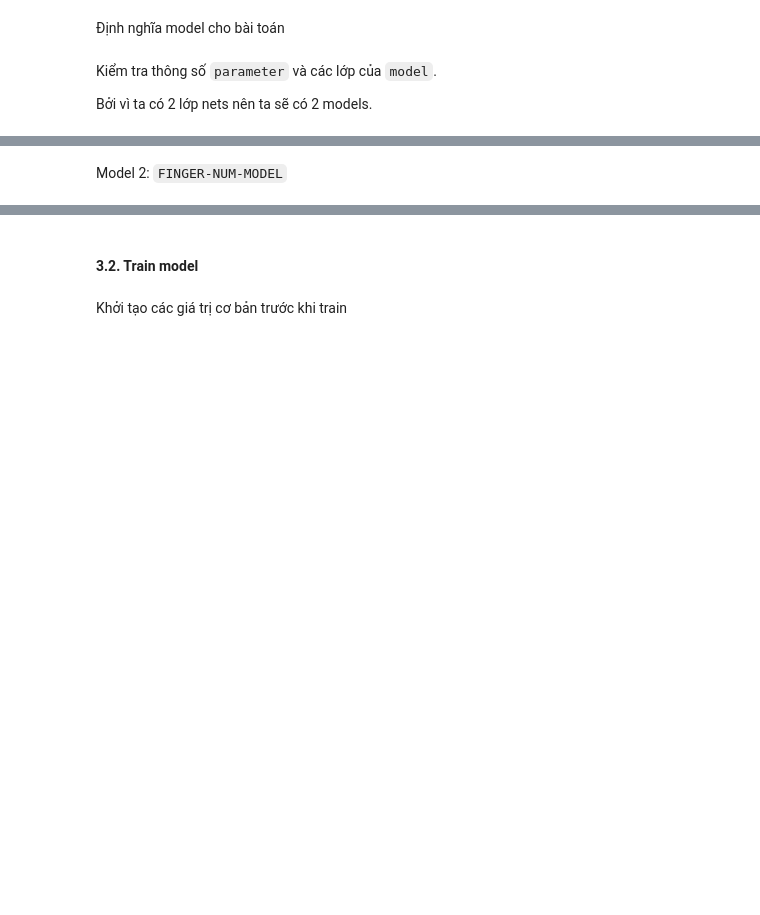
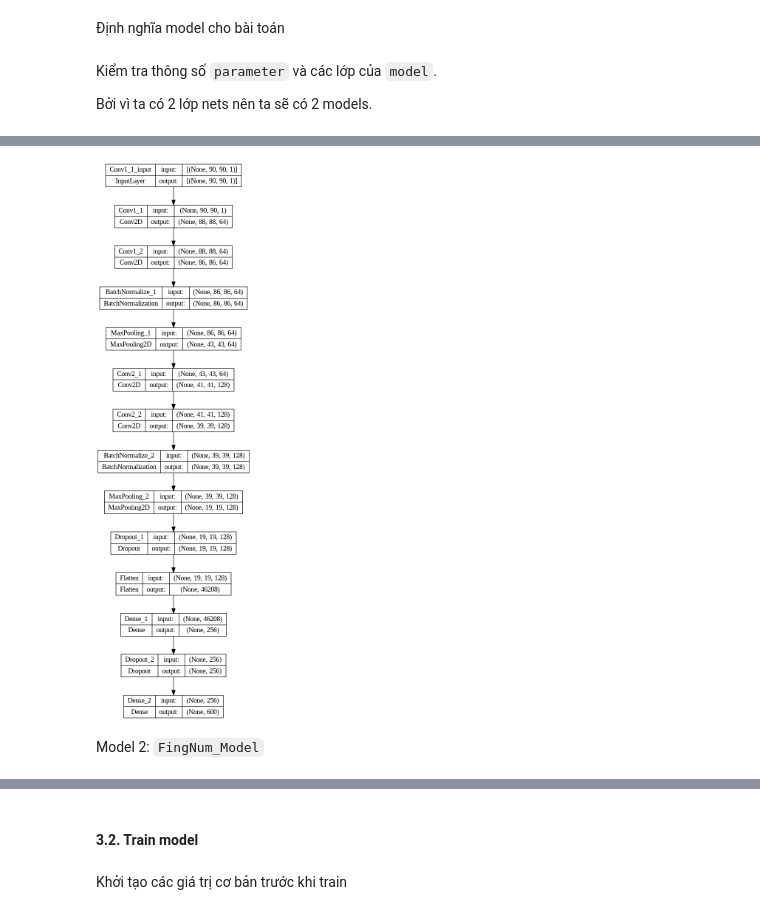
Before and after one commit to yakhimm/HW-FingerprintRecognition, a Jupyter notebook: classify.ipynb, the cells around one changed output, grey strips where cells are left out. Cells and saved outputs as stored; diff of their text form; code cells hidden in the pictures; blank space fills up the shorter version.

```diff
--- a/classify.ipynb
+++ b/classify.ipynb
@@ -403,6 +437,11 @@ Non-trainable params: 448
 _________________________________________________________________
+# %%
+#Plot Id model graph in layers
+plot_model(model[0], show_shapes=True, to_file=f'{TRAIN_DIR}/structure-SubjectID-model.png')
+# %% [output]
+[figure, added]
 # %% [markdown]
-Model 2: `FINGER-NUM-MODEL`
+Model 2: `FingNum_Model`
 # %%
 model[1].summary()
 # %% [output]
```
Also changed, not shown: parts of 20 cells of this notebook, 15 other files.
